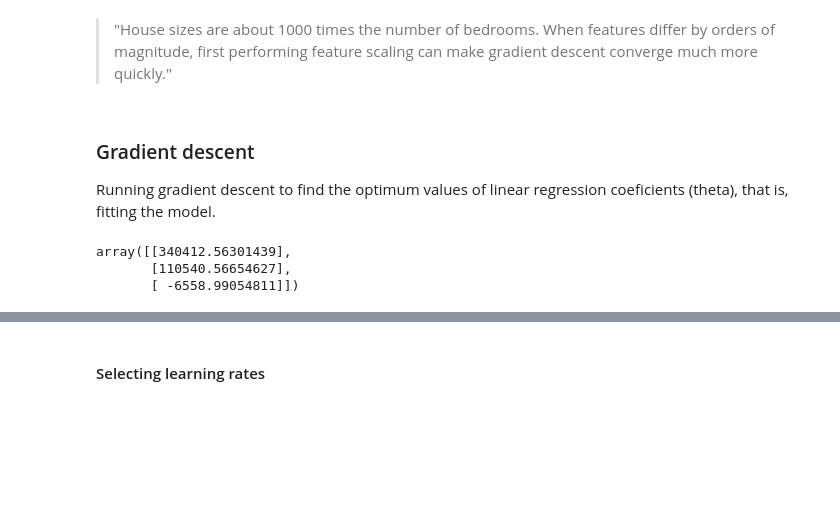
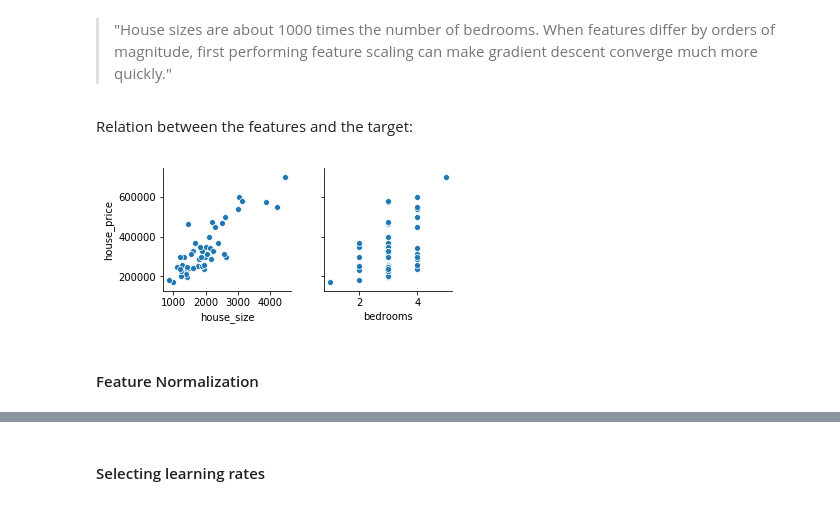
Before and after one commit to susilvaalmeida/machine-learning-andrew-ng, a Jupyter notebook: Linear Regression.ipynb, the cells around one changed output, grey strips where cells are left out. Saved outputs shown, nothing was run; the diff lists cells and outputs as text; code cells hidden in the pictures; blank space fills up the shorter version.

```diff
--- a/Linear Regression.ipynb
+++ b/Linear Regression.ipynb
@@ -119,4 +324,4 @@ plt.title('Contour, showing minimum');
 # %%
-data2 = pd.read_csv('data/ex1data2.txt', sep=',', header=None)
-data2.columns = ['house_size', 'bedrooms', 'house_price']
+df2 = pd.read_csv('data/ex1data2.txt', sep=',', header=None)
+df2.columns = ['house_size', 'bedrooms', 'house_price']
 # %% [markdown]
@@ -145,6 +356,3 @@ data2.describe().T
 | house_price | 47.0 | 340412.659574 | 125039.899586 | 169900.0 | 249900.0 | 299900.0 | 384450.0 | 699900.0 |
 # %% [markdown]
 > "House sizes are about 1000 times the number of bedrooms. When features differ by orders of magnitude, first performing feature scaling can make gradient descent converge much more quickly."
-# %% [markdown]
-### Gradient descent
-Running gradient descent to find the optimum values of linear regression coeficients (theta), that is, fitting the model.
@@ -158,6 +359,8 @@ fitted_model = linear_regression.fit(data2[['house_size', 'bedrooms']], data2.ho
-# %%
-fitted_model['theta']
-# %% [output]
-array([[340412.56301439],
-       [110540.56654627],
-       [ -6558.99054811]])
+# %% [markdown]
+Relation between the features and the target:
+# %%
+g = sns.pairplot(df2, x_vars=['house_size', 'bedrooms'], y_vars=['house_price'])
+# %% [output]
+[figure, added]
+# %% [markdown]
+#### Feature Normalization
```
Also changed, not shown: parts of 88 cells of this notebook, 2 other files.
